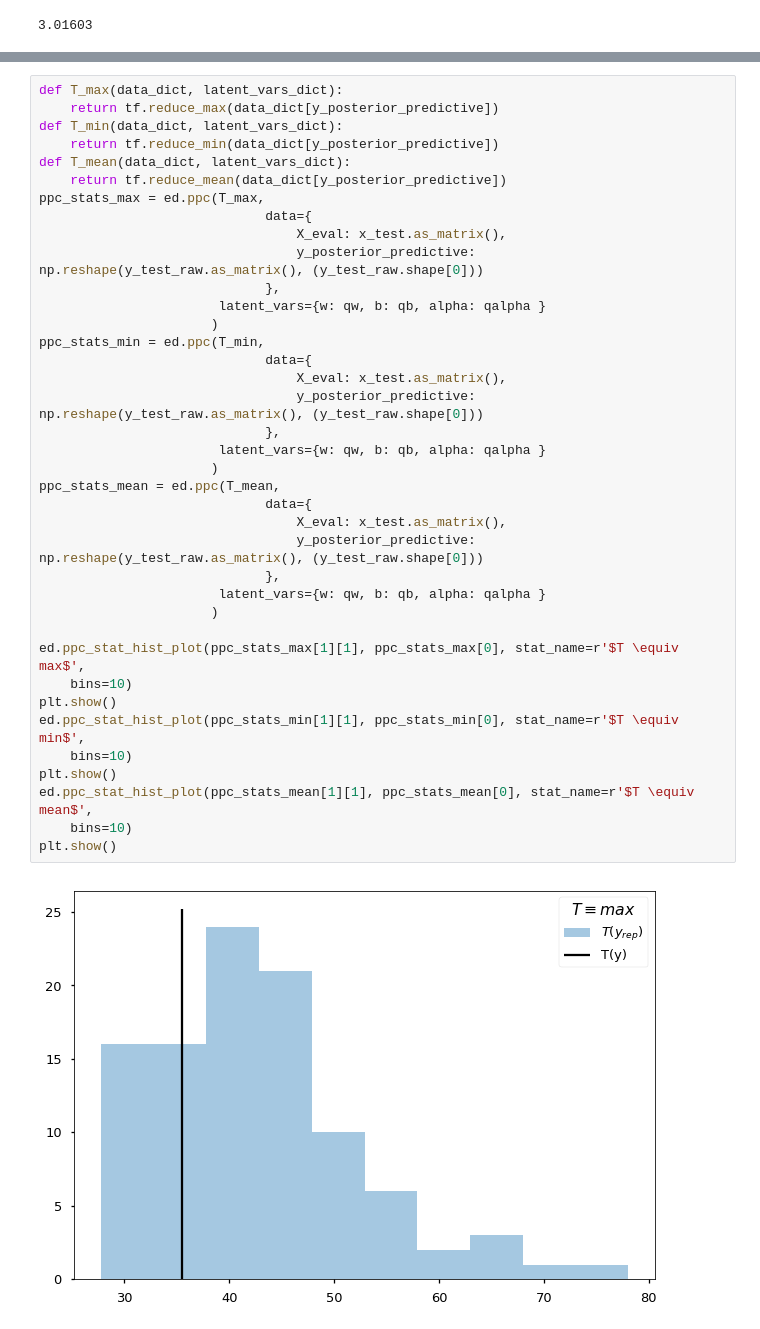
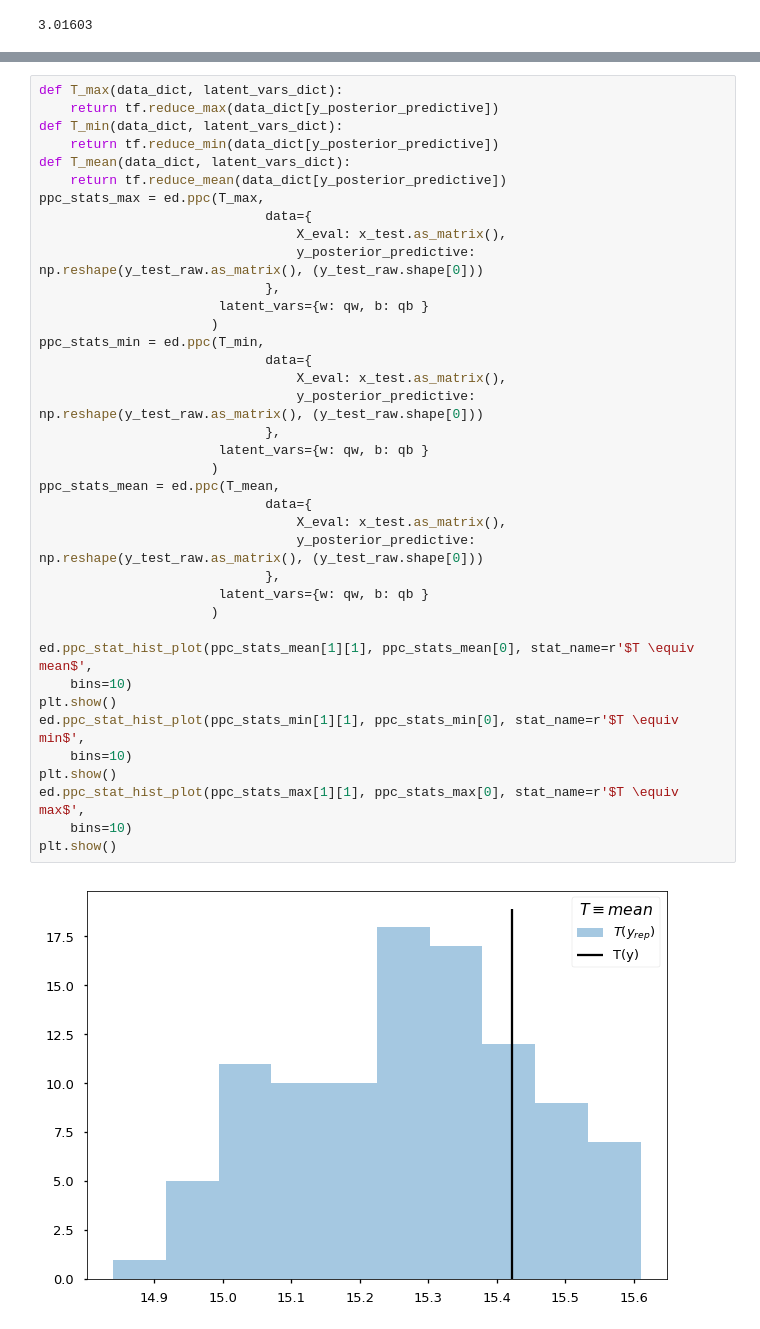
Before and after one commit to colby-j-wise/Probabilistic_Programming, a Jupyter notebook: FinalProject_GLM_PolynomialBasis.ipynb, the cells around one changed output, grey strips where cells are left out. Saved outputs shown, nothing was run; the diff lists cells and outputs as text.

```diff
--- a/FinalProject_GLM_PolynomialBasis.ipynb
+++ b/FinalProject_GLM_PolynomialBasis.ipynb
@@ -113,36 +127,36 @@ def T_min(data_dict, latent_vars_dict):
     return tf.reduce_min(data_dict[y_posterior_predictive])
 def T_mean(data_dict, latent_vars_dict):
     return tf.reduce_mean(data_dict[y_posterior_predictive])
 ppc_stats_max = ed.ppc(T_max,
                              data={
                                  X_eval: x_test.as_matrix(),
                                  y_posterior_predictive: np.reshape(y_test_raw.as_matrix(), (y_test_raw.shape[0]))
                              },
-                       latent_vars={w: qw, b: qb, alpha: qalpha }
+                       latent_vars={w: qw, b: qb }
                       )
 ppc_stats_min = ed.ppc(T_min,
                              data={
                                  X_eval: x_test.as_matrix(),
                                  y_posterior_predictive: np.reshape(y_test_raw.as_matrix(), (y_test_raw.shape[0]))
                              },
-                       latent_vars={w: qw, b: qb, alpha: qalpha }
+                       latent_vars={w: qw, b: qb }
                       )
 ppc_stats_mean = ed.ppc(T_mean,
                              data={
                                  X_eval: x_test.as_matrix(),
                                  y_posterior_predictive: np.reshape(y_test_raw.as_matrix(), (y_test_raw.shape[0]))
                              },
-                       latent_vars={w: qw, b: qb, alpha: qalpha }
+                       latent_vars={w: qw, b: qb }
                       )
 
-ed.ppc_stat_hist_plot(ppc_stats_max[1][1], ppc_stats_max[0], stat_name=r'$T \equiv max$',
+ed.ppc_stat_hist_plot(ppc_stats_mean[1][1], ppc_stats_mean[0], stat_name=r'$T \equiv mean$',
     bins=10)
 plt.show()
 ed.ppc_stat_hist_plot(ppc_stats_min[1][1], ppc_stats_min[0], stat_name=r'$T \equiv min$',
     bins=10)
 plt.show()
-ed.ppc_stat_hist_plot(ppc_stats_mean[1][1], ppc_stats_mean[0], stat_name=r'$T \equiv mean$',
+ed.ppc_stat_hist_plot(ppc_stats_max[1][1], ppc_stats_max[0], stat_name=r'$T \equiv max$',
     bins=10)
 plt.show()
 # %% [output]
-[figure, old version]
+[figure, new version]
```
Also changed, not shown: parts of 4 cells of this notebook.
